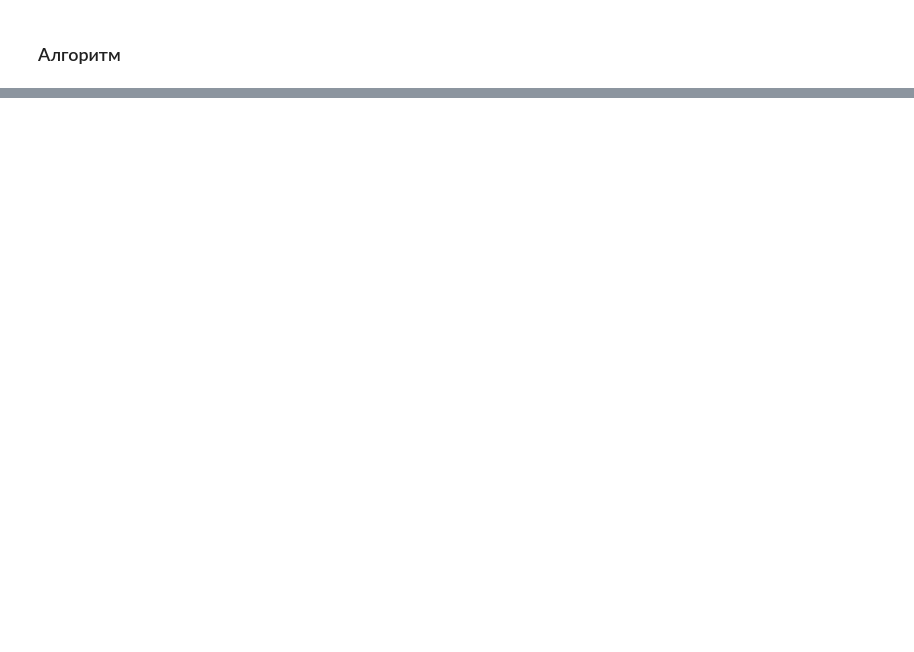
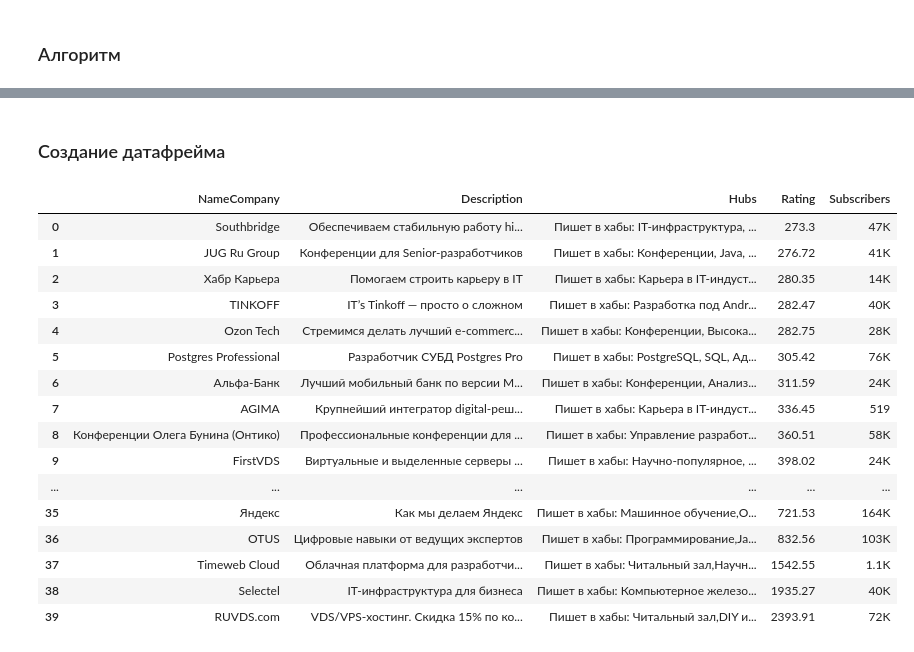
Before and after one commit to ArtemTop495/MOIBD, a Jupyter notebook: parsing.ipynb, the cells around one changed output, grey strips where cells are left out. Drawn from its saved outputs; the diff is of its cells as text; code cells hidden in the pictures; blank space fills up the shorter version.

```diff
--- a/parsing.ipynb
+++ b/parsing.ipynb
@@ -207,0 +314,29 @@ memory usage: 4.3+ KB
+# %% [markdown]
+### Создание датафрейма
+# %%
+df = pd.DataFrame({
+'NameCompany': all_names,
+'Description': all_descriptions,
+'Hubs': all_hubs,
+'Rating': all_ratings,
+'Subscribers': all_subscribers
+})
+df
+# %% [output]
+|  | NameCompany | Description | Hubs | Rating | Subscribers |
+| 0 | Southbridge | Обеспечиваем стабильную работу hi... | Пишет в хабы: IT-инфраструктура, ... | 273.3 | 47K |
+| 1 | JUG Ru Group | Конференции для Senior-разработчиков | Пишет в хабы: Конференции, Java, ... | 276.72 | 41K |
+| 2 | Хабр Карьера | Помогаем строить карьеру в IT | Пишет в хабы: Карьера в IT-индуст... | 280.35 | 14K |
+| 3 | TINKOFF | IT’s Tinkoff — просто о сложном | Пишет в хабы: Разработка под Andr... | 282.47 | 40K |
+| 4 | Ozon Tech | Стремимся делать лучший e-commerc... | Пишет в хабы: Конференции, Высока... | 282.75 | 28K |
+| 5 | Postgres Professional | Разработчик СУБД Postgres Pro | Пишет в хабы: PostgreSQL, SQL, Ад... | 305.42 | 76K |
+| 6 | Альфа-Банк | Лучший мобильный банк по версии M... | Пишет в хабы: Конференции, Анализ... | 311.59 | 24K |
+| 7 | AGIMA | Крупнейший интегратор digital-реш... | Пишет в хабы: Карьера в IT-индуст... | 336.45 | 519 |
+| 8 | Конференции Олега Бунина (Онтико) | Профессиональные конференции для ... | Пишет в хабы: Управление разработ... | 360.51 | 58K |
+| 9 | FirstVDS | Виртуальные и выделенные серверы ... | Пишет в хабы: Научно-популярное, ... | 398.02 | 24K |
+| ... | ... | ... | ... | ... | ... |
+| 35 | Яндекс | Как мы делаем Яндекс | Пишет в хабы: Машинное обучение,O... | 721.53 | 164K |
+| 36 | OTUS | Цифровые навыки от ведущих экспертов | Пишет в хабы: Программирование,Ja... | 832.56 | 103K |
+| 37 | Timeweb Cloud | Облачная платформа для разработчи... | Пишет в хабы: Читальный зал,Научн... | 1542.55 | 1.1K |
+| 38 | Selectel | IT-инфраструктура для бизнеса | Пишет в хабы: Компьютерное железо... | 1935.27 | 40K |
+| 39 | RUVDS.com | VDS/VPS-хостинг. Скидка 15% по ко... | Пишет в хабы: Читальный зал,DIY и... | 2393.91 | 72K |
```
Also changed, not shown: parts of 55 cells of this notebook, 45 other files.
